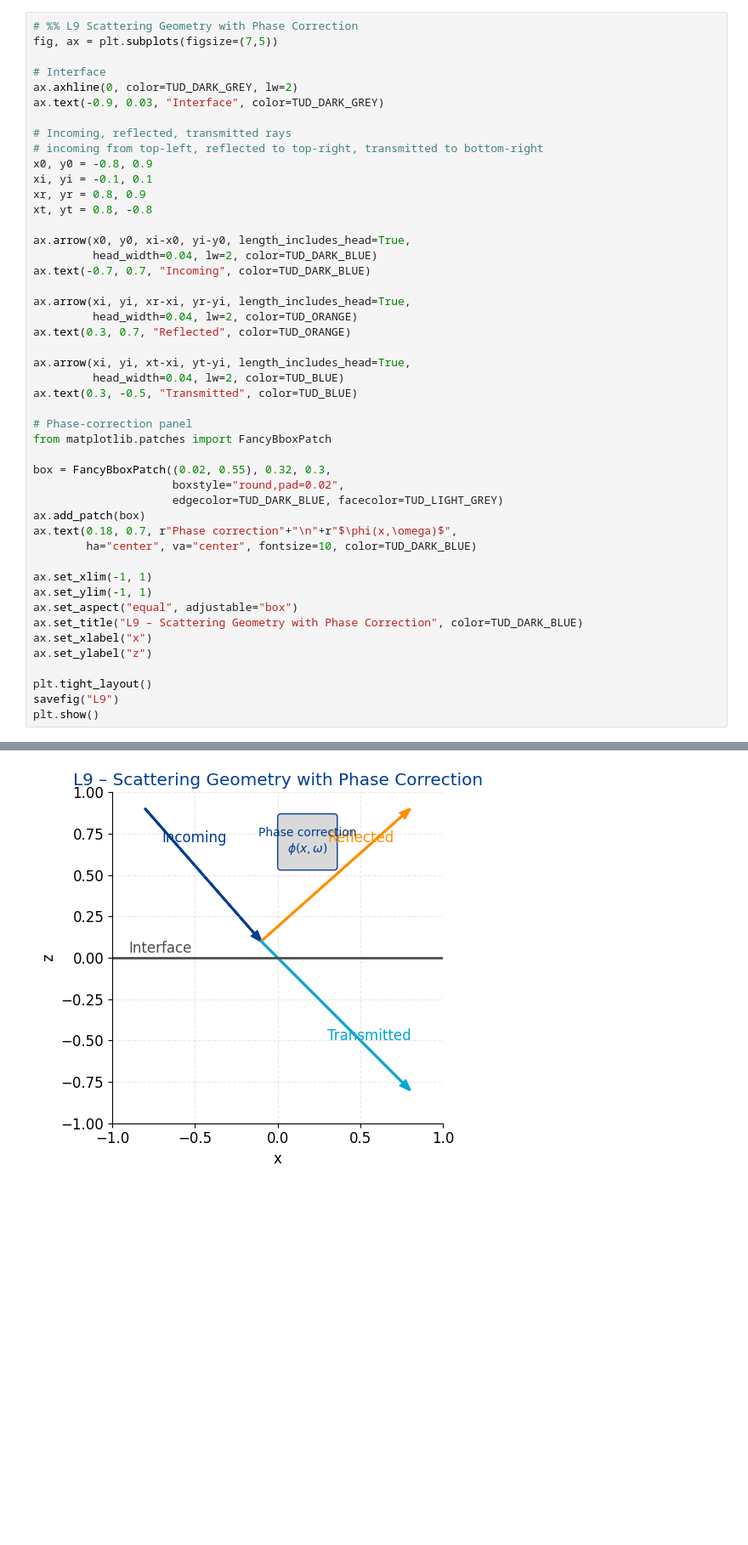
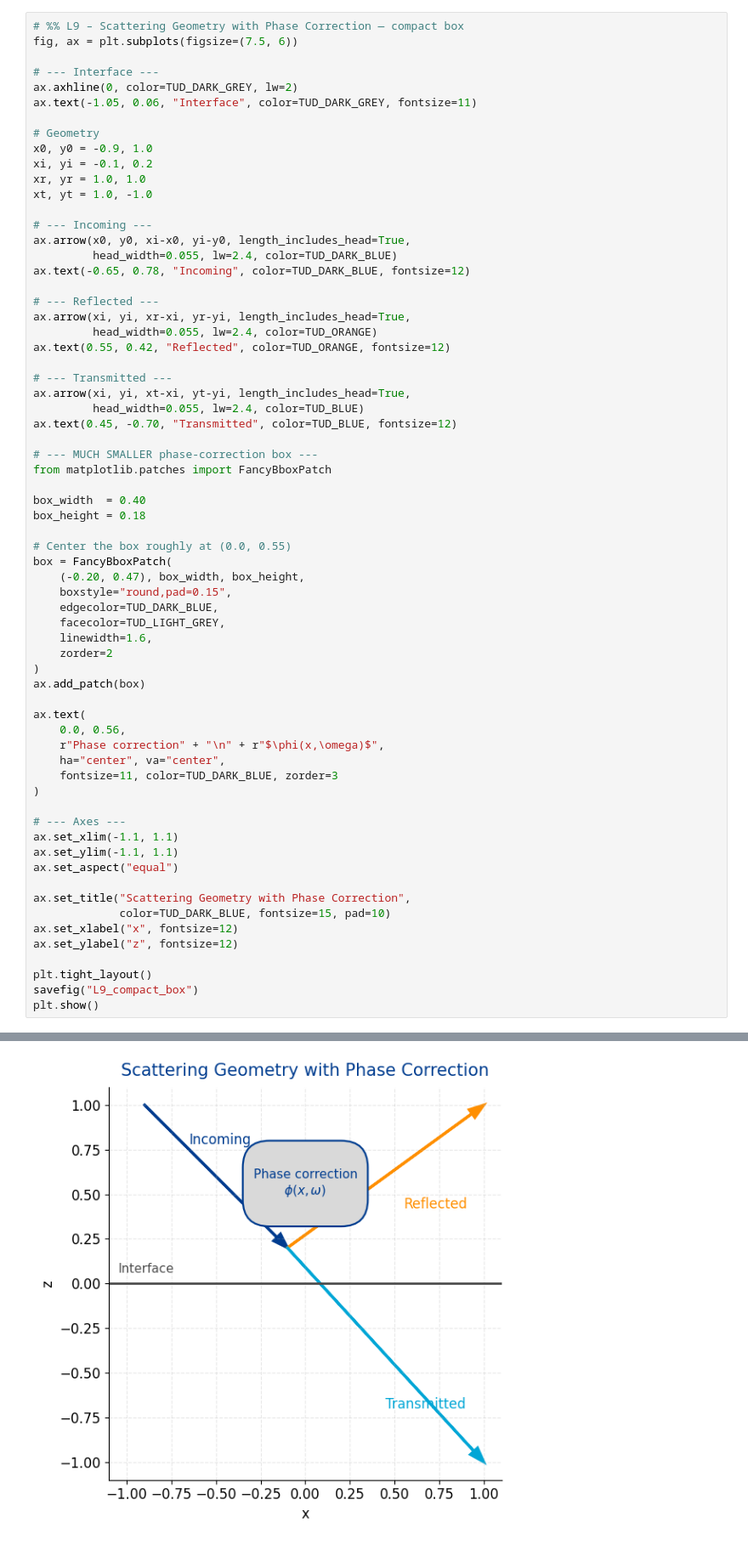
Before and after one commit to fkiewiet/FreqTransfer, a Jupyter notebook: notebooks/plaatjes/L/plaatjes_L.ipynb, the cells around one changed output, grey strips where cells are left out. Shown at 85% size. Drawn from its saved outputs; the diff is of its cells as text; blank space fills up the shorter version.

```diff
--- a/notebooks/plaatjes/L/plaatjes_L.ipynb
+++ b/notebooks/plaatjes/L/plaatjes_L.ipynb
@@ -359,50 +389,69 @@ plt.show()
 Saved: notebooks/plaatjes/figures\L8.png
 [figure]
 # %%
-# %% L9 Scattering Geometry with Phase Correction
-fig, ax = plt.subplots(figsize=(7,5))
+# %% L9 – Scattering Geometry with Phase Correction — compact box
+fig, ax = plt.subplots(figsize=(7.5, 6))
 
-# Interface
+# --- Interface ---
 ax.axhline(0, color=TUD_DARK_GREY, lw=2)
-ax.text(-0.9, 0.03, "Interface", color=TUD_DARK_GREY)
+ax.text(-1.05, 0.06, "Interface", color=TUD_DARK_GREY, fontsize=11)
 
-# Incoming, reflected, transmitted rays
-# incoming from top-left, reflected to top-right, transmitted to bottom-right
-x0, y0 = -0.8, 0.9
-xi, yi = -0.1, 0.1
-xr, yr = 0.8, 0.9
-xt, yt = 0.8, -0.8
+# Geometry
+x0, y0 = -0.9, 1.0
+xi, yi = -0.1, 0.2
+xr, yr = 1.0, 1.0
+xt, yt = 1.0, -1.0
 
+# --- Incoming ---
 ax.arrow(x0, y0, xi-x0, yi-y0, length_includes_head=True,
-         head_width=0.04, lw=2, color=TUD_DARK_BLUE)
-ax.text(-0.7, 0.7, "Incoming", color=TUD_DARK_BLUE)
+         head_width=0.055, lw=2.4, color=TUD_DARK_BLUE)
+ax.text(-0.65, 0.78, "Incoming", color=TUD_DARK_BLUE, fontsize=12)
 
+# --- Reflected ---
 ax.arrow(xi, yi, xr-xi, yr-yi, length_includes_head=True,
-         head_width=0.04, lw=2, color=TUD_ORANGE)
-ax.text(0.3, 0.7, "Reflected", color=TUD_ORANGE)
+         head_width=0.055, lw=2.4, color=TUD_ORANGE)
+ax.text(0.55, 0.42, "Reflected", color=TUD_ORANGE, fontsize=12)
 
+# --- Transmitted ---
 ax.arrow(xi, yi, xt-xi, yt-yi, length_includes_head=True,
-         head_width=0.04, lw=2, color=TUD_BLUE)
-ax.text(0.3, -0.5, "Transmitted", color=TUD_BLUE)
+         head_width=0.055, lw=2.4, color=TUD_BLUE)
+ax.text(0.45, -0.70, "Transmitted", color=TUD_BLUE, fontsize=12)
 
-# Phase-correction panel
+# --- MUCH SMALLER phase-correction box ---
 from matplotlib.patches import FancyBboxPatch
 
-box = FancyBboxPatch((0.02, 0.55), 0.32, 0.3,
-                     boxstyle="round,pad=0.02",
-                     edgecolor=TUD_DARK_BLUE, facecolor=TUD_LIGHT_GREY)
+box_width  = 0.40
+box_height = 0.18
+
+# Center the box roughly at (0.0, 0.55)
+box = FancyBboxPatch(
+    (-0.20, 0.47), box_width, box_height,
+    boxstyle="round,pad=0.15",
+    edgecolor=TUD_DARK_BLUE,
+    facecolor=TUD_LIGHT_GREY,
+    linewidth=1.6,
+    zorder=2
+)
 ax.add_patch(box)
-ax.text(0.18, 0.7, r"Phase correction"+"\n"+r"$\phi(x,\omega)$",
-        ha="center", va="center", fontsize=10, color=TUD_DARK_BLUE)
 
-ax.set_xlim(-1, 1)
-ax.set_ylim(-1, 1)
-ax.set_aspect("equal", adjustable="box")
-ax.set_title("L9 – Scattering Geometry with Phase Correction", color=TUD_DARK_BLUE)
-ax.set_xlabel("x")
-ax.set_ylabel("z")
+ax.text(
+    0.0, 0.56,
+    r"Phase correction" + "\n" + r"$\phi(x,\omega)$",
+    ha="center", va="center",
+    fontsize=11, color=TUD_DARK_BLUE, zorder=3
+)
+
+# --- Axes ---
+ax.set_xlim(-1.1, 1.1)
+ax.set_ylim(-1.1, 1.1)
+ax.set_aspect("equal")
+
+ax.set_title("Scattering Geometry with Phase Correction",
+             color=TUD_DARK_BLUE, fontsize=15, pad=10)
+ax.set_xlabel("x", fontsize=12)
+ax.set_ylabel("z", fontsize=12)
 
 plt.tight_layout()
-savefig("L9")
+savefig("L9_compact_box")
 plt.show()
 # %% [output]
@@ -410,4 +459,4 @@ Saved: notebooks/plaatjes/figures\L9.png
-[figure, old version]
+[figure, new version]
 # %%
 # %%  L10 Phase-Corrected Transform Pipeline
 from matplotlib.patches import FancyBboxPatch
```
Also changed, not shown: parts of 9 cells of this notebook, 12 other files.
